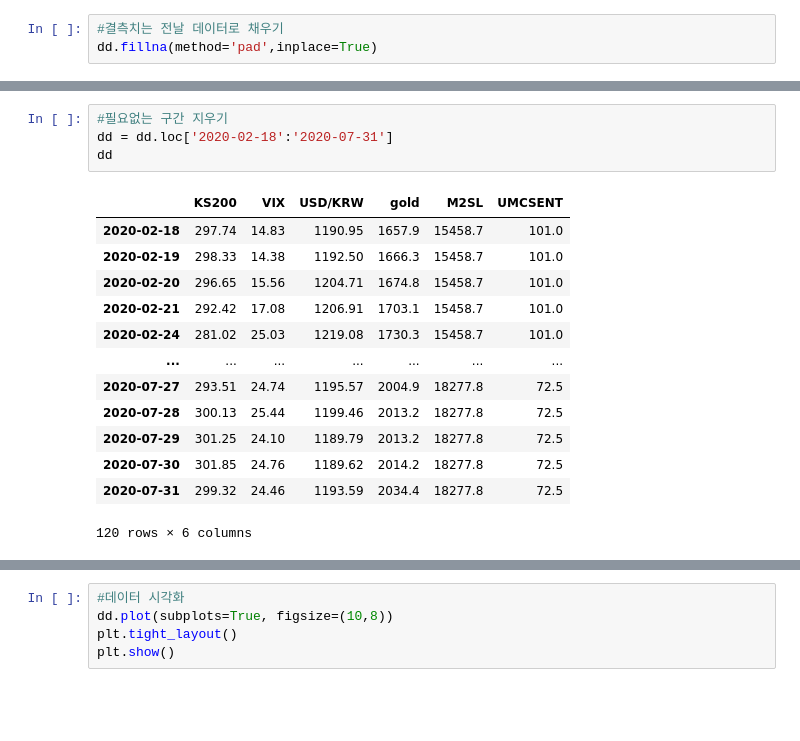
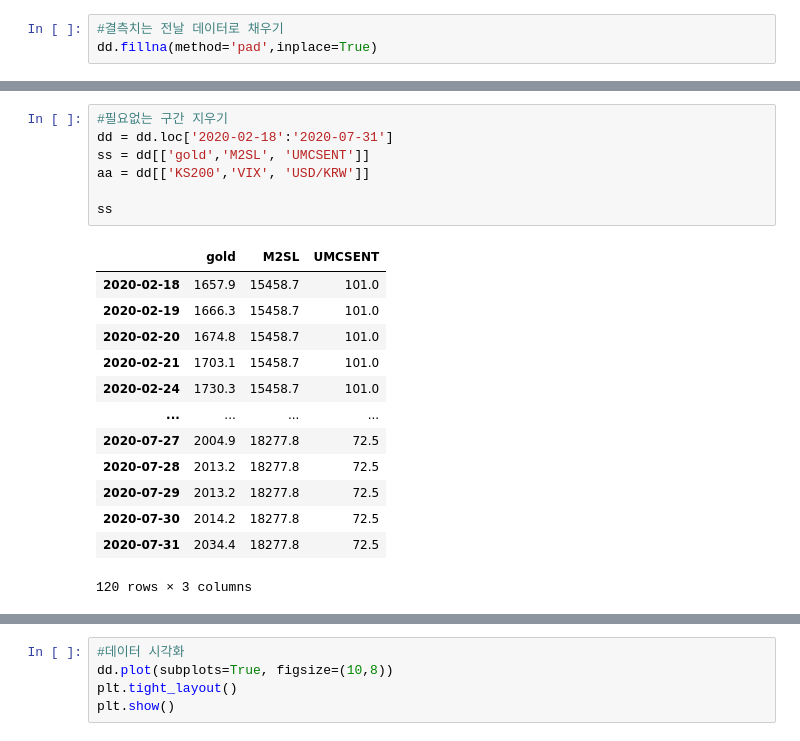
Before and after one commit to 8robbieboy8/GITHUB_TEST, a Jupyter notebook: hackaton/해커톤/VAR.ipynb, the cells around one changed output, grey strips where cells are left out. Cells and saved outputs as stored; diff of their text form; blank space fills up the shorter version.

```diff
--- a/hackaton/해커톤/VAR.ipynb
+++ b/hackaton/해커톤/VAR.ipynb
@@ -444,18 +483,21 @@ dd
 # %%
 #필요없는 구간 지우기
 dd = dd.loc['2020-02-18':'2020-07-31']
-dd
+ss = dd[['gold','M2SL',	'UMCSENT']]
+aa = dd[['KS200','VIX',	'USD/KRW']]
+
+ss
 # %% [output]
-|  | KS200 | VIX | USD/KRW | gold | M2SL | UMCSENT |
-| 2020-02-18 | 297.74 | 14.83 | 1190.95 | 1657.9 | 15458.7 | 101.0 |
-| 2020-02-19 | 298.33 | 14.38 | 1192.50 | 1666.3 | 15458.7 | 101.0 |
-| 2020-02-20 | 296.65 | 15.56 | 1204.71 | 1674.8 | 15458.7 | 101.0 |
-| 2020-02-21 | 292.42 | 17.08 | 1206.91 | 1703.1 | 15458.7 | 101.0 |
-| 2020-02-24 | 281.02 | 25.03 | 1219.08 | 1730.3 | 15458.7 | 101.0 |
-| ... | ... | ... | ... | ... | ... | ... |
-| 2020-07-27 | 293.51 | 24.74 | 1195.57 | 2004.9 | 18277.8 | 72.5 |
-| 2020-07-28 | 300.13 | 25.44 | 1199.46 | 2013.2 | 18277.8 | 72.5 |
-| 2020-07-29 | 301.25 | 24.10 | 1189.79 | 2013.2 | 18277.8 | 72.5 |
-| 2020-07-30 | 301.85 | 24.76 | 1189.62 | 2014.2 | 18277.8 | 72.5 |
-| 2020-07-31 | 299.32 | 24.46 | 1193.59 | 2034.4 | 18277.8 | 72.5 |
+|  | gold | M2SL | UMCSENT |
+| 2020-02-18 | 1657.9 | 15458.7 | 101.0 |
+| 2020-02-19 | 1666.3 | 15458.7 | 101.0 |
+| 2020-02-20 | 1674.8 | 15458.7 | 101.0 |
+| 2020-02-21 | 1703.1 | 15458.7 | 101.0 |
+| 2020-02-24 | 1730.3 | 15458.7 | 101.0 |
+| ... | ... | ... | ... |
+| 2020-07-27 | 2004.9 | 18277.8 | 72.5 |
+| 2020-07-28 | 2013.2 | 18277.8 | 72.5 |
+| 2020-07-29 | 2013.2 | 18277.8 | 72.5 |
+| 2020-07-30 | 2014.2 | 18277.8 | 72.5 |
+| 2020-07-31 | 2034.4 | 18277.8 | 72.5 |
-120 rows × 6 columns
+120 rows × 3 columns
```
Also changed, not shown: parts of 17 cells of this notebook, 13 other files.
